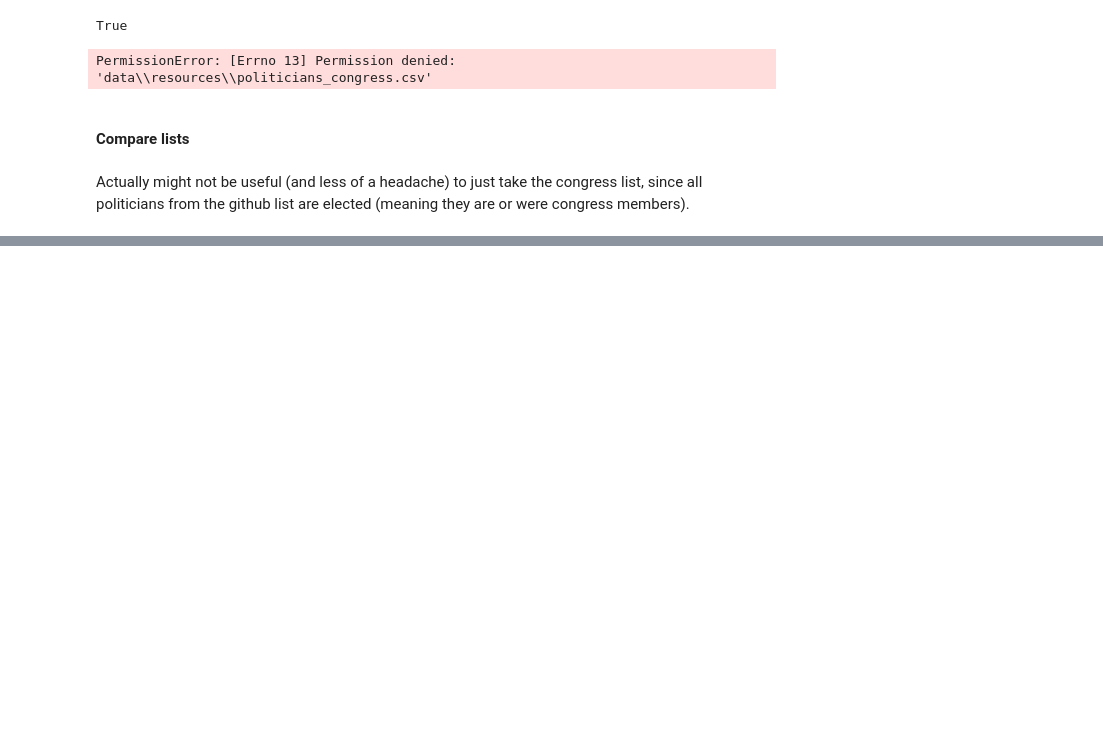
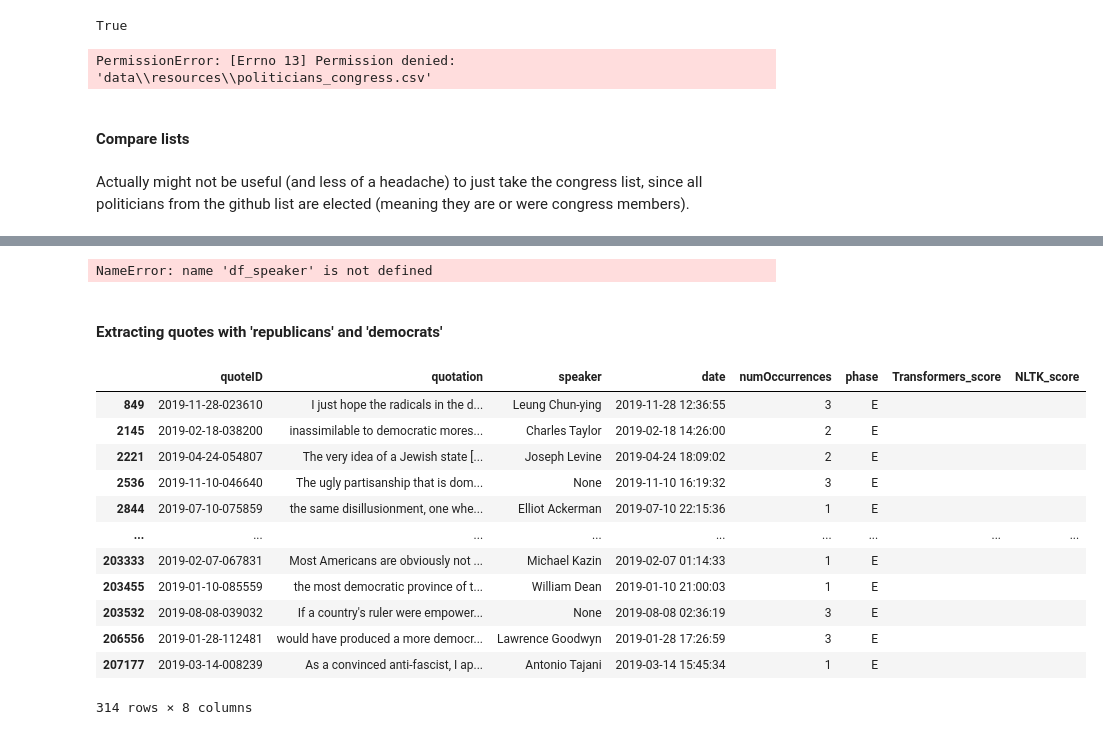
Before and after one commit to epfl-ada/ada-2021-project-apa, a Jupyter notebook: Rene_NB.ipynb, the cells around one changed output, grey strips where cells are left out. Saved outputs shown, nothing was run; the diff lists cells and outputs as text; code cells hidden in the pictures; blank space fills up the shorter version.

```diff
--- a/Rene_NB.ipynb
+++ b/Rene_NB.ipynb
@@ -314,0 +226,24 @@ ValueError: [E003] Not a valid pipeline component. Expected callable, but got 's
+# %%
+unqlist=list(df_speaker.unique())
+# %% [output]
+NameError: name 'df_speaker' is not defined
+# %% [markdown]
+#### Extracting quotes with 'republicans' and 'democrats'
+# %%
+list1 = ['republican', 'republicans', 'democrat', 'democrats']
+rep_dem_quotes = df[df["quotation"].str.contains('|'.join(list1))]
+rep_dem_quotes
+# %% [output]
+|  | quoteID | quotation | speaker | date | numOccurrences | phase | Transformers_score | NLTK_score |
+| 849 | 2019-11-28-023610 | I just hope the radicals in the d... | Leung Chun-ying | 2019-11-28 12:36:55 | 3 | E |  |  |
+| 2145 | 2019-02-18-038200 | inassimilable to democratic mores... | Charles Taylor | 2019-02-18 14:26:00 | 2 | E |  |  |
+| 2221 | 2019-04-24-054807 | The very idea of a Jewish state [... | Joseph Levine | 2019-04-24 18:09:02 | 2 | E |  |  |
+| 2536 | 2019-11-10-046640 | The ugly partisanship that is dom... | None | 2019-11-10 16:19:32 | 3 | E |  |  |
+| 2844 | 2019-07-10-075859 | the same disillusionment, one whe... | Elliot Ackerman | 2019-07-10 22:15:36 | 1 | E |  |  |
+| ... | ... | ... | ... | ... | ... | ... | ... | ... |
+| 203333 | 2019-02-07-067831 | Most Americans are obviously not ... | Michael Kazin | 2019-02-07 01:14:33 | 1 | E |  |  |
+| 203455 | 2019-01-10-085559 | the most democratic province of t... | William Dean | 2019-01-10 21:00:03 | 1 | E |  |  |
+| 203532 | 2019-08-08-039032 | If a country's ruler were empower... | None | 2019-08-08 02:36:19 | 3 | E |  |  |
+| 206556 | 2019-01-28-112481 | would have produced a more democr... | Lawrence Goodwyn | 2019-01-28 17:26:59 | 3 | E |  |  |
+| 207177 | 2019-03-14-008239 | As a convinced anti-fascist, I ap... | Antonio Tajani | 2019-03-14 15:45:34 | 1 | E |  |  |
+314 rows × 8 columns
```
Also changed, not shown: parts of 39 cells of this notebook.
